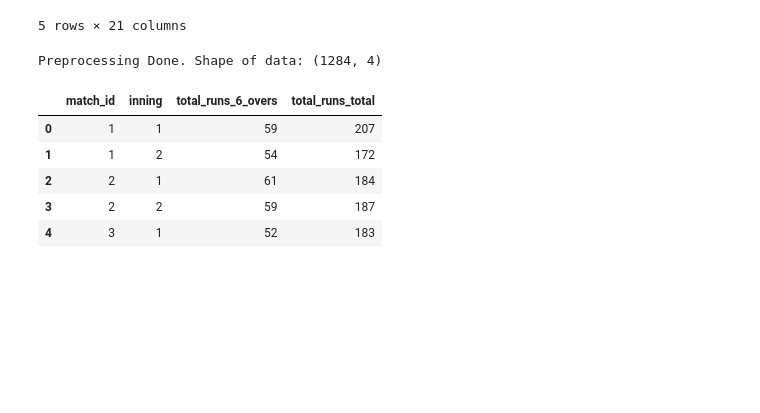
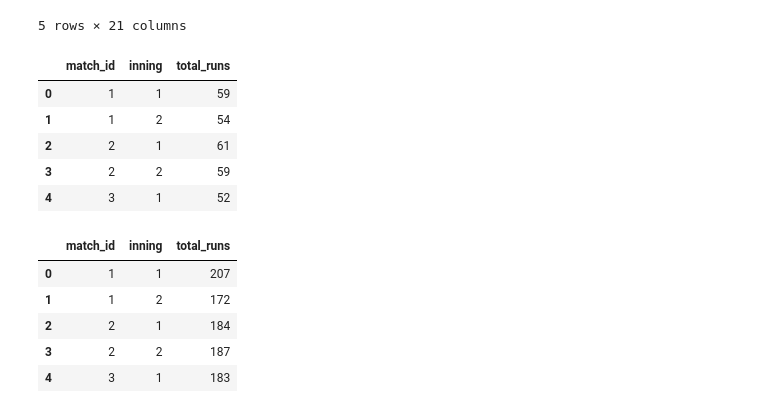
Before and after one commit to Jana1805/ML-Assignment, a Jupyter notebook: notebooks/linear_regression.ipynb, the cells around one changed output. Drawn from its saved outputs; the diff is of its cells as text; code cells hidden in the pictures; blank space fills up the shorter version.

```diff
--- a/notebooks/linear_regression.ipynb
+++ b/notebooks/linear_regression.ipynb
@@ -23,21 +26,3 @@ Dataset Loaded!
 | 3 | 1 | 1 | Sunrisers Hyderabad | Royal Challengers Bangalore | 1 | 4 | DA Warner | S Dhawan | TS Mills | ... |
 | 4 | 1 | 1 | Sunrisers Hyderabad | Royal Challengers Bangalore | 1 | 5 | DA Warner | S Dhawan | TS Mills | ... |
 5 rows × 21 columns
-# %%
-# Grouping data: Powerplay runs (first 6 overs) vs Total runs
-pp_runs = df_deliveries[df_deliveries['over'] <= 6].groupby(['match_id', 'inning'])['total_runs'].sum().reset_index()
-total_runs = df_deliveries.groupby(['match_id', 'inning'])['total_runs'].sum().reset_index()
-
-# Merging to create final dataset
-df = pd.merge(pp_runs, total_runs, on=['match_id', 'inning'], suffixes=('_6_overs', '_total'))
-
-print("Preprocessing Done. Shape of data:", df.shape)
-df.head()
-# %% [output]
-Preprocessing Done. Shape of data: (1284, 4)
-|  | match_id | inning | total_runs_6_overs | total_runs_total |
-| 0 | 1 | 1 | 59 | 207 |
-| 1 | 1 | 2 | 54 | 172 |
-| 2 | 2 | 1 | 61 | 184 |
-| 3 | 2 | 2 | 59 | 187 |
-| 4 | 3 | 1 | 52 | 183 |
@@ -46,0 +29,31 @@ y = df['total_runs_total']
+# %%
+
+#Powerplay Runs
+
+pp_runs = df_deliveries[df_deliveries['over'] <= 6] \
+    .groupby(['match_id', 'inning'])['total_runs'] \
+    .sum().reset_index()
+
+pp_runs.head()
+# %% [output]
+|  | match_id | inning | total_runs |
+| 0 | 1 | 1 | 59 |
+| 1 | 1 | 2 | 54 |
+| 2 | 2 | 1 | 61 |
+| 3 | 2 | 2 | 59 |
+| 4 | 3 | 1 | 52 |
+# %%
+#Total Runs
+
+total_runs = df_deliveries \
+    .groupby(['match_id', 'inning'])['total_runs'] \
+    .sum().reset_index()
+
+total_runs.head()
+# %% [output]
+|  | match_id | inning | total_runs |
+| 0 | 1 | 1 | 207 |
+| 1 | 1 | 2 | 172 |
+| 2 | 2 | 1 | 184 |
+| 3 | 2 | 2 | 187 |
+| 4 | 3 | 1 | 183 |
```
Also changed, not shown: parts of 15 cells of this notebook.
